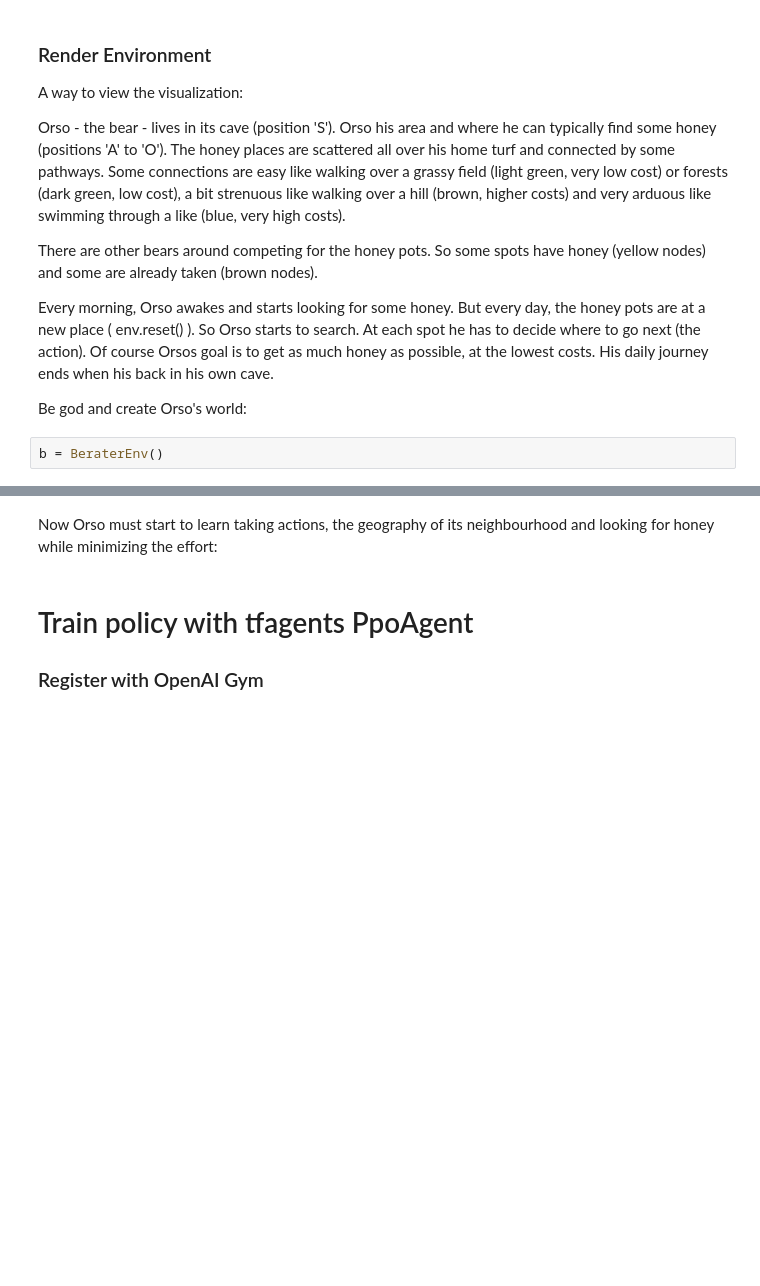
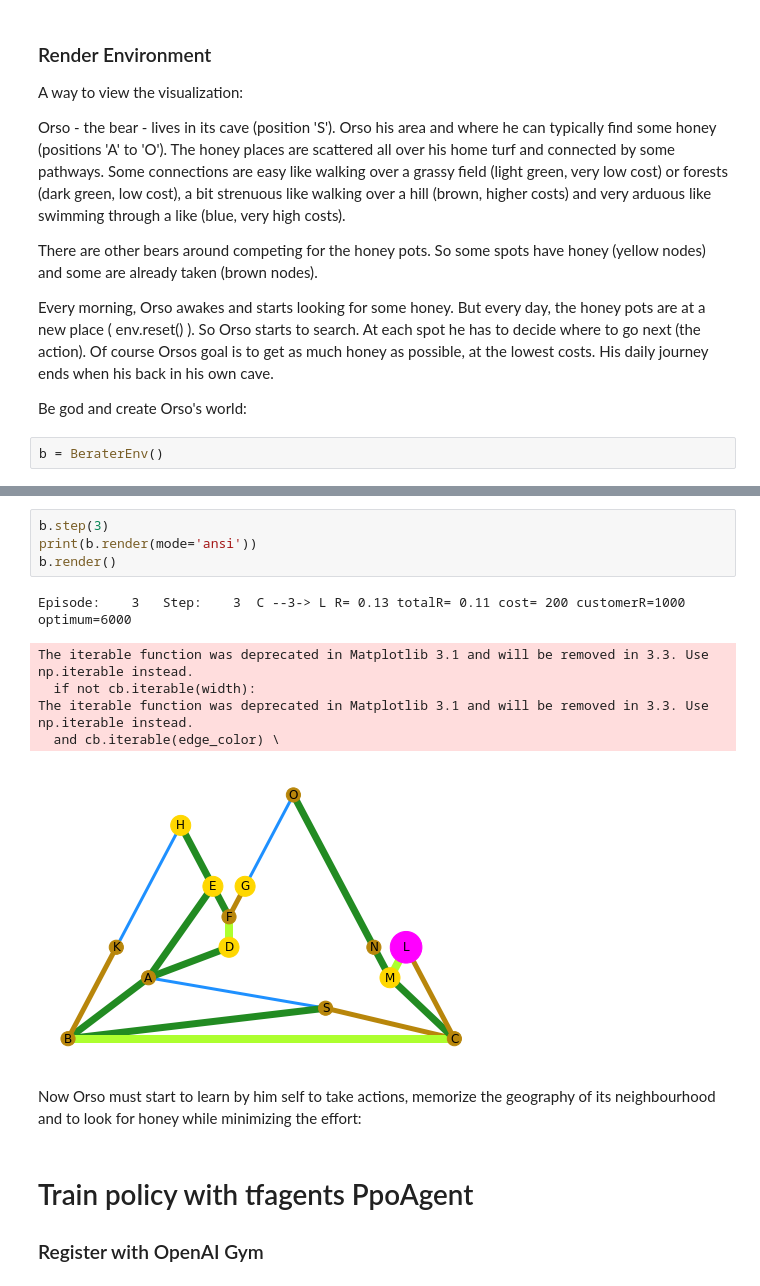
Before and after one commit to christianhidber/easyagents, a Jupyter notebook: jupyter_notebooks/easyagents_berater.ipynb, the cells around one changed output, grey strips where cells are left out. Drawn from its saved outputs; the diff is of its cells as text; blank space fills up the shorter version.

```diff
--- a/jupyter_notebooks/easyagents_berater.ipynb
+++ b/jupyter_notebooks/easyagents_berater.ipynb
@@ -335,6 +363,17 @@ The iterable function was deprecated in Matplotlib 3.1 and will be removed in 3.
+# %%
+b.step(3)
+print(b.render(mode='ansi'))
+b.render()
+# %% [output]
+Episode:    3   Step:    3  C --3-> L R= 0.13 totalR= 0.11 cost= 200 customerR=1000 optimum=6000
+The iterable function was deprecated in Matplotlib 3.1 and will be removed in 3.3. Use np.iterable instead.
+  if not cb.iterable(width):
+The iterable function was deprecated in Matplotlib 3.1 and will be removed in 3.3. Use np.iterable instead.
+  and cb.iterable(edge_color) \
+[figure, added]
 # %% [markdown]
-Now Orso must start to learn taking actions, the geography of its neighbourhood and looking for honey while
-minimizing the effort:
+Now Orso must start to learn by him self to take actions, memorize the geography of its neighbourhood and
+to look for honey while minimizing the effort:
 # %% [markdown]
 # Train policy with tfagents PpoAgent
 
```
Also changed, not shown: parts of 20 cells of this notebook.
